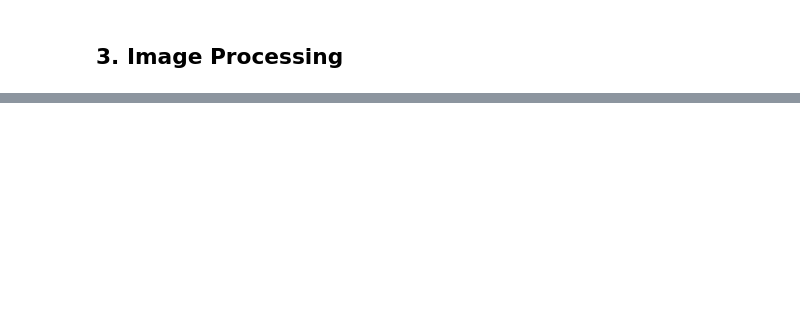
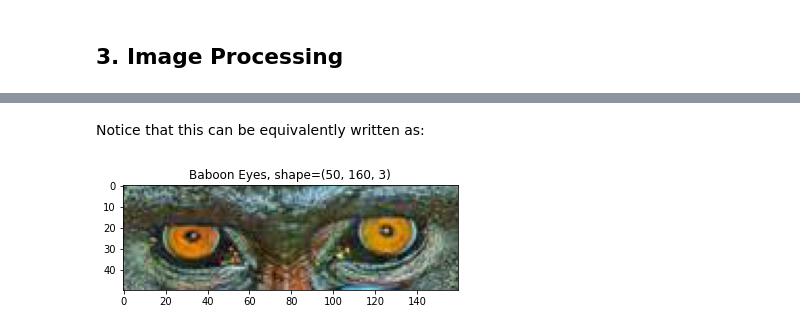
Before and after one commit to brentyi/ai4all_robotics_2020, a Jupyter notebook: cv1.ipynb, the cells around one changed output, grey strips where cells are left out. Cells and saved outputs as stored; diff of their text form; code cells hidden in the pictures; blank space fills up the shorter version.

```diff
--- a/cv1.ipynb
+++ b/cv1.ipynb
@@ -499,0 +602,6 @@ visualize_single_channel("L", l_channel)
+# %% [markdown]
+Notice that this can be equivalently written as:
+# %%
+visualize_rgb("Baboon Eyes", rgb_image[10:60, 70:-70, :])
+# %% [output]
+[figure, added]
```
Also changed, not shown: parts of 25 cells of this notebook, 1 other file.
